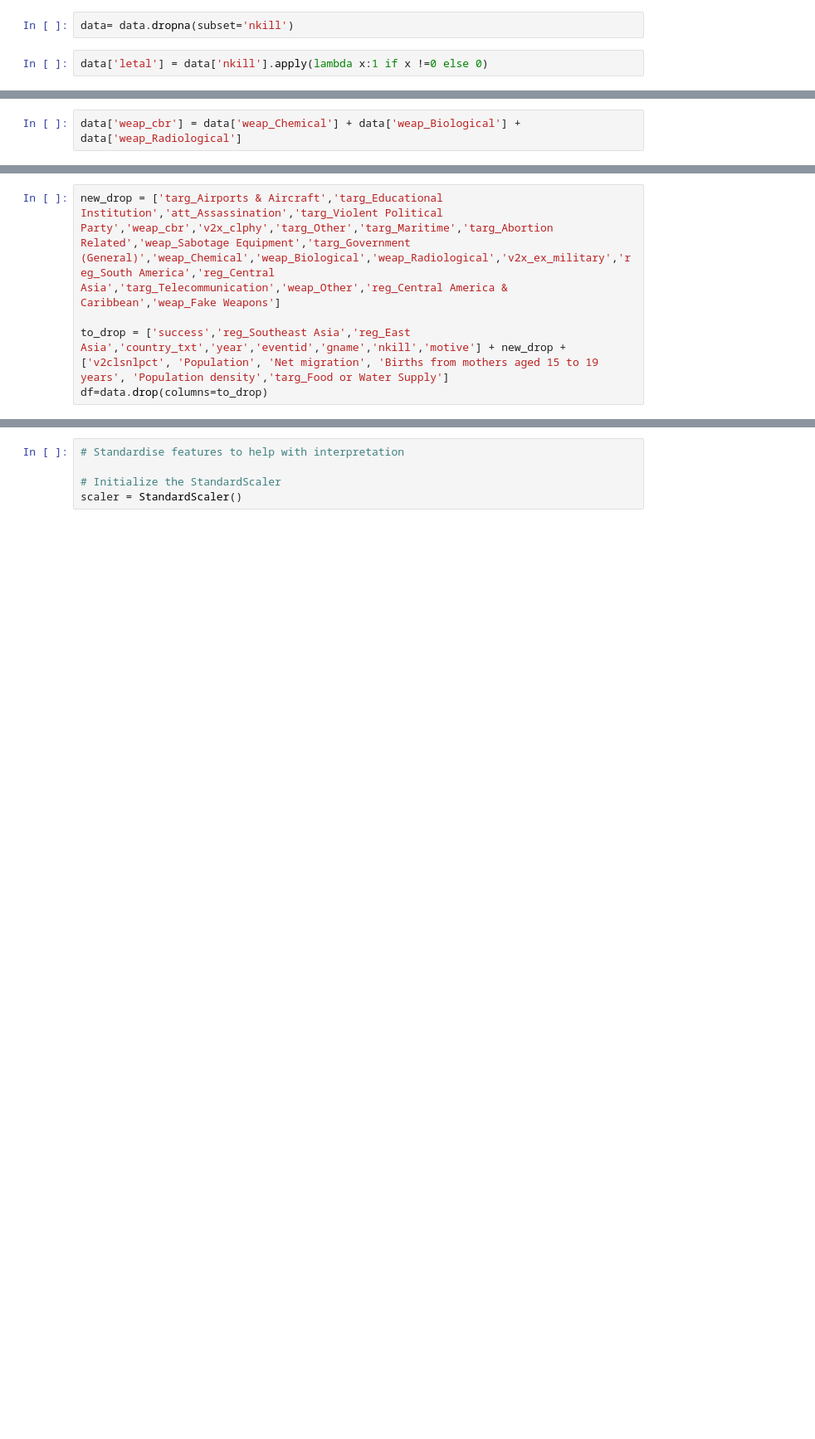
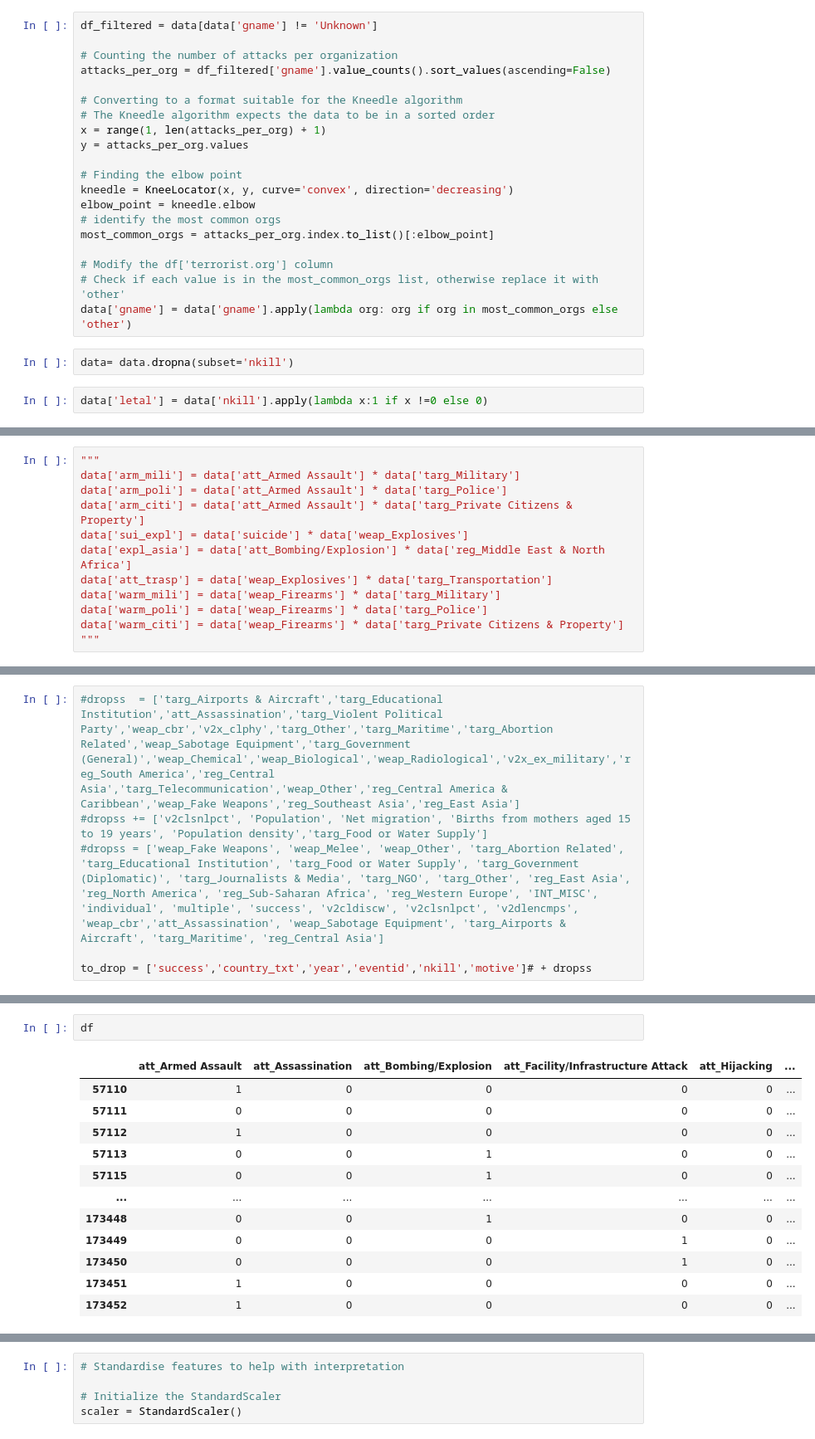
Before and after one commit to Almapian/Terrorism-project, a Jupyter notebook: MODELS/logi_model.ipynb, the cells around one changed output, grey strips where cells are left out. Shown at 83% size. Saved outputs shown, nothing was run; the diff lists cells and outputs as text; blank space fills up the shorter version.

```diff
--- a/MODELS/logi_model.ipynb
+++ b/MODELS/logi_model.ipynb
@@ -34,3 +54,23 @@ hhh = data.copy()
+# %%
+df_filtered = data[data['gname'] != 'Unknown']
+
+# Counting the number of attacks per organization
+attacks_per_org = df_filtered['gname'].value_counts().sort_values(ascending=False)
+
+# Converting to a format suitable for the Kneedle algorithm
+# The Kneedle algorithm expects the data to be in a sorted order
+x = range(1, len(attacks_per_org) + 1)
+y = attacks_per_org.values
+
+# Finding the elbow point
+kneedle = KneeLocator(x, y, curve='convex', direction='decreasing')
+elbow_point = kneedle.elbow
+# identify the most common orgs
+most_common_orgs = attacks_per_org.index.to_list()[:elbow_point]
+
+# Modify the df['terrorist.org'] column
+# Check if each value is in the most_common_orgs list, otherwise replace it with 'other'
+data['gname'] = data['gname'].apply(lambda org: org if org in most_common_orgs else 'other')
 # %%
 data= data.dropna(subset='nkill')
 # %%
@@ -68,2 +93,12 @@ Name: letal, Length: 197179, dtype: int64
-# %%
-data['weap_cbr'] = data['weap_Chemical'] + data['weap_Biological'] + data['weap_Radiological']
+# %%
+"""
+data['arm_mili'] = data['att_Armed Assault'] * data['targ_Military']
+data['arm_poli'] = data['att_Armed Assault'] * data['targ_Police']
+data['arm_citi'] = data['att_Armed Assault'] * data['targ_Private Citizens & Property']
+data['sui_expl'] = data['suicide'] * data['weap_Explosives']
+data['expl_asia'] = data['att_Bombing/Explosion'] * data['reg_Middle East & North Africa']
+data['att_trasp'] = data['weap_Explosives'] * data['targ_Transportation']
+data['warm_mili'] = data['weap_Firearms'] * data['targ_Military']
+data['warm_poli'] = data['weap_Firearms'] * data['targ_Police']
+data['warm_citi'] = data['weap_Firearms'] * data['targ_Private Citizens & Property']
+"""
@@ -70,5 +107,6 @@ data['weap_cbr'] = data['weap_Chemical'] + data['weap_Biological'] + data['weap_
 # %%
-new_drop = ['targ_Airports & Aircraft','targ_Educational Institution','att_Assassination','targ_Violent Political Party','weap_cbr','v2x_clphy','targ_Other','targ_Maritime','targ_Abortion Related','weap_Sabotage Equipment','targ_Government (General)','weap_Chemical','weap_Biological','weap_Radiological','v2x_ex_military','reg_South America','reg_Central Asia','targ_Telecommunication','weap_Other','reg_Central America & Caribbean','weap_Fake Weapons']
+#dropss  = ['targ_Airports & Aircraft','targ_Educational Institution','att_Assassination','targ_Violent Political Party','weap_cbr','v2x_clphy','targ_Other','targ_Maritime','targ_Abortion Related','weap_Sabotage Equipment','targ_Government (General)','weap_Chemical','weap_Biological','weap_Radiological','v2x_ex_military','reg_South America','reg_Central Asia','targ_Telecommunication','weap_Other','reg_Central America & Caribbean','weap_Fake Weapons','reg_Southeast Asia','reg_East Asia']
+#dropss += ['v2clsnlpct', 'Population', 'Net migration', 'Births from mothers aged 15 to 19 years', 'Population density','targ_Food or Water Supply']
+#dropss = ['weap_Fake Weapons', 'weap_Melee', 'weap_Other', 'targ_Abortion Related', 'targ_Educational Institution', 'targ_Food or Water Supply', 'targ_Government (Diplomatic)', 'targ_Journalists & Media', 'targ_NGO', 'targ_Other', 'reg_East Asia', 'reg_North America', 'reg_Sub-Saharan Africa', 'reg_Western Europe', 'INT_MISC', 'individual', 'multiple', 'success', 'v2cldiscw', 'v2clsnlpct', 'v2dlencmps', 'weap_cbr','att_Assassination', 'weap_Sabotage Equipment', 'targ_Airports & Aircraft', 'targ_Maritime', 'reg_Central Asia']
 
-to_drop = ['success','reg_Southeast Asia','reg_East Asia','country_txt','year','eventid','gname','nkill','motive'] + new_drop + ['v2clsnlpct', 'Population', 'Net migration', 'Births from mothers aged 15 to 19 years', 'Population density','targ_Food or Water Supply']
-df=data.drop(columns=to_drop)
+to_drop = ['success','country_txt','year','eventid','nkill','motive']# + dropss
@@ -74,0 +119,15 @@ df=data.drop(columns=to_drop)
+# %%
+df
+# %% [output]
+|  | att_Armed Assault | att_Assassination | att_Bombing/Explosion | att_Facility/Infrastructure Attack | att_Hijacking | ... |
+| 57110 | 1 | 0 | 0 | 0 | 0 | ... |
+| 57111 | 0 | 0 | 0 | 0 | 0 | ... |
+| 57112 | 1 | 0 | 0 | 0 | 0 | ... |
+| 57113 | 0 | 0 | 1 | 0 | 0 | ... |
+| 57115 | 0 | 0 | 1 | 0 | 0 | ... |
+| ... | ... | ... | ... | ... | ... | ... |
+| 173448 | 0 | 0 | 1 | 0 | 0 | ... |
+| 173449 | 0 | 0 | 0 | 1 | 0 | ... |
+| 173450 | 0 | 0 | 0 | 1 | 0 | ... |
+| 173451 | 1 | 0 | 0 | 0 | 0 | ... |
+| 173452 | 1 | 0 | 0 | 0 | 0 | ... |
```
Also changed, not shown: parts of 46 cells of this notebook, 4 other files.
